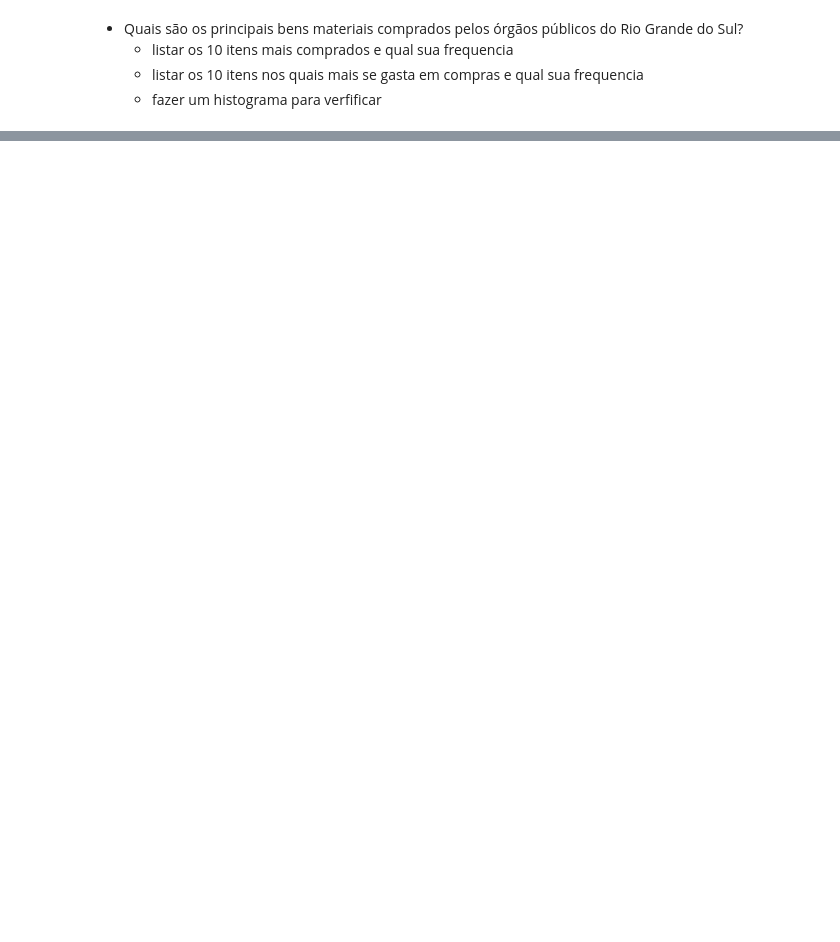
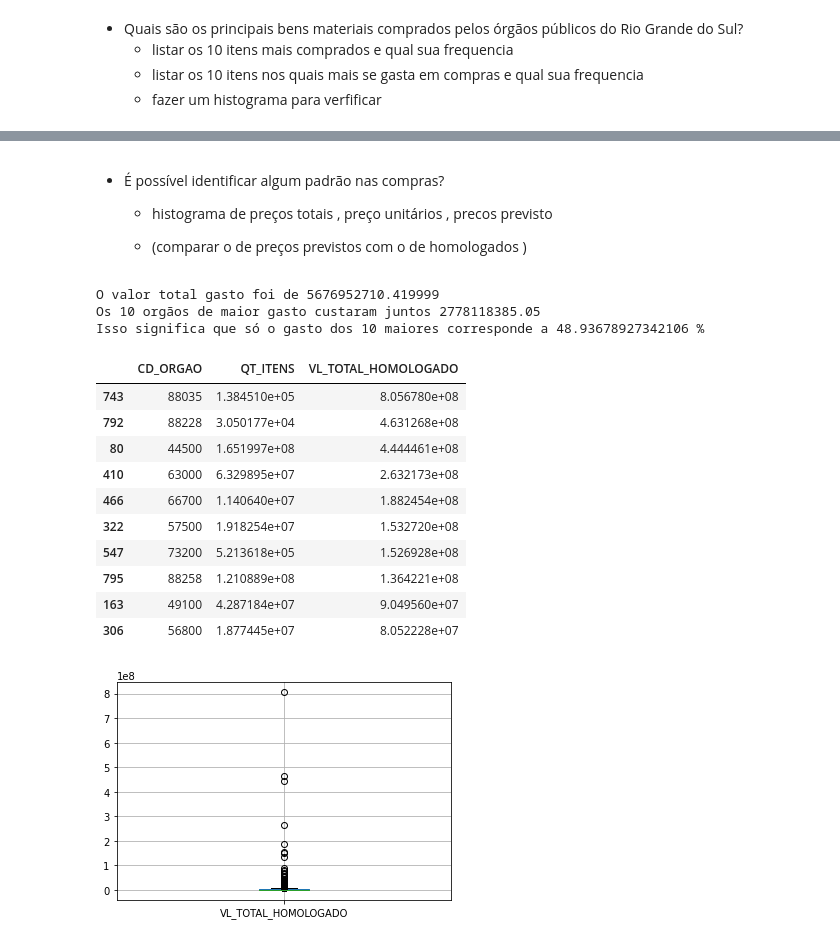
Before and after one commit to toinnn/Teste-Tecnico__Data-Science-Brigade, a Jupyter notebook: teste.ipynb, the cells around one changed output, grey strips where cells are left out. Drawn from its saved outputs; the diff is of its cells as text; code cells hidden in the pictures; blank space fills up the shorter version.

```diff
--- a/teste.ipynb
+++ b/teste.ipynb
@@ -116,0 +124,38 @@ df_buy_freq.sort_values("QT_ITENS", ascending= False).head(12)
+# %% [markdown]
+* É possível identificar algum padrão nas compras?
+
+  - histograma de preços totais , preço unitários , precos previsto
+
+  - (comparar o de preços previstos com o de homologados )
+# %%
+df_buy_stan = df_item[["CD_ORGAO" , "DS_ITEM" , "QT_ITENS" , "VL_TOTAL_HOMOLOGADO" ]].fillna(0)
+df_buy_stan["VL_TOTAL_HOMOLOGADO"] = df_buy_stan["VL_TOTAL_HOMOLOGADO"].apply(lambda x : x if type(x) == type(1) or type(x) == type(1.0) else 0 )
+df_buy_stan = df_buy_stan.groupby(["CD_ORGAO"] , as_index = False , dropna = False  ).sum()#.reset_index()
+df_buy_stan = df_buy_stan.sort_values("VL_TOTAL_HOMOLOGADO", ascending= False)
+
+ax = plt.figure()
+box_plot = df_buy_stan.boxplot('VL_TOTAL_HOMOLOGADO')
+
+val_total  = df_buy_stan['VL_TOTAL_HOMOLOGADO'].sum()
+biggers_10 = df_buy_stan['VL_TOTAL_HOMOLOGADO'].head(10).sum()
+print(f"O valor total gasto foi de {val_total}\nOs 10 orgãos de maior gasto custaram juntos {biggers_10}")
+print(f"Isso significa que só o gasto dos 10 maiores corresponde a {(biggers_10/val_total)*100} %")
+# plt.savefig("assets//2016//item__box_plot_VL_TOTAL_HOMOLOGADO_POR_CD_ORGAO.png")
+
+df_buy_stan.head(10)
+# %% [output]
+O valor total gasto foi de 5676952710.419999
+Os 10 orgãos de maior gasto custaram juntos 2778118385.05
+Isso significa que só o gasto dos 10 maiores corresponde a 48.93678927342106 %
+|  | CD_ORGAO | QT_ITENS | VL_TOTAL_HOMOLOGADO |
+| 743 | 88035 | 1.384510e+05 | 8.056780e+08 |
+| 792 | 88228 | 3.050177e+04 | 4.631268e+08 |
+| 80 | 44500 | 1.651997e+08 | 4.444461e+08 |
+| 410 | 63000 | 6.329895e+07 | 2.632173e+08 |
+| 466 | 66700 | 1.140640e+07 | 1.882454e+08 |
+| 322 | 57500 | 1.918254e+07 | 1.532720e+08 |
+| 547 | 73200 | 5.213618e+05 | 1.526928e+08 |
+| 795 | 88258 | 1.210889e+08 | 1.364221e+08 |
+| 163 | 49100 | 4.287184e+07 | 9.049560e+07 |
+| 306 | 56800 | 1.877445e+07 | 8.052228e+07 |
+[figure, added]
```
Also changed, not shown: parts of 9 cells of this notebook, 3 other files.
